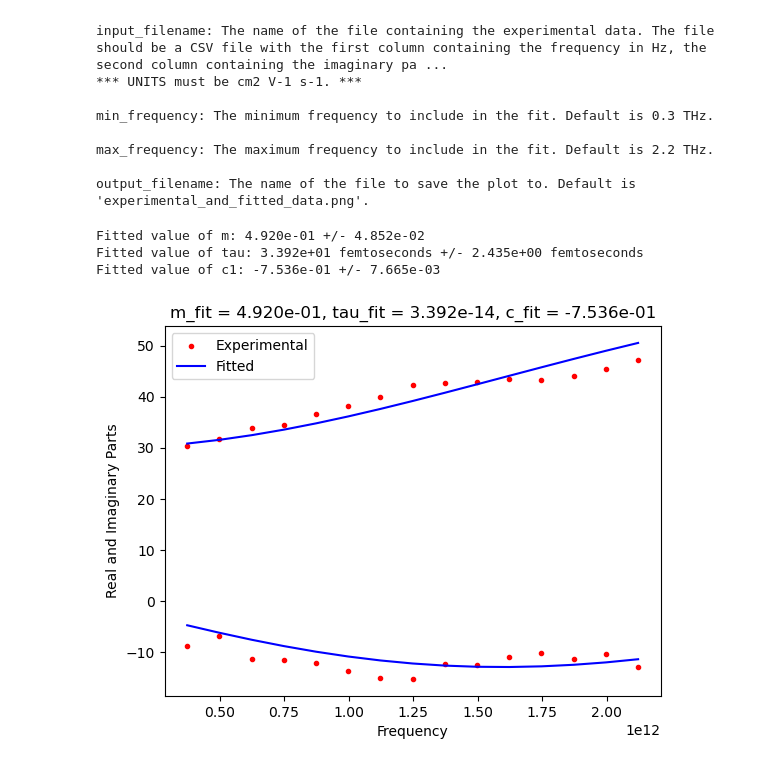
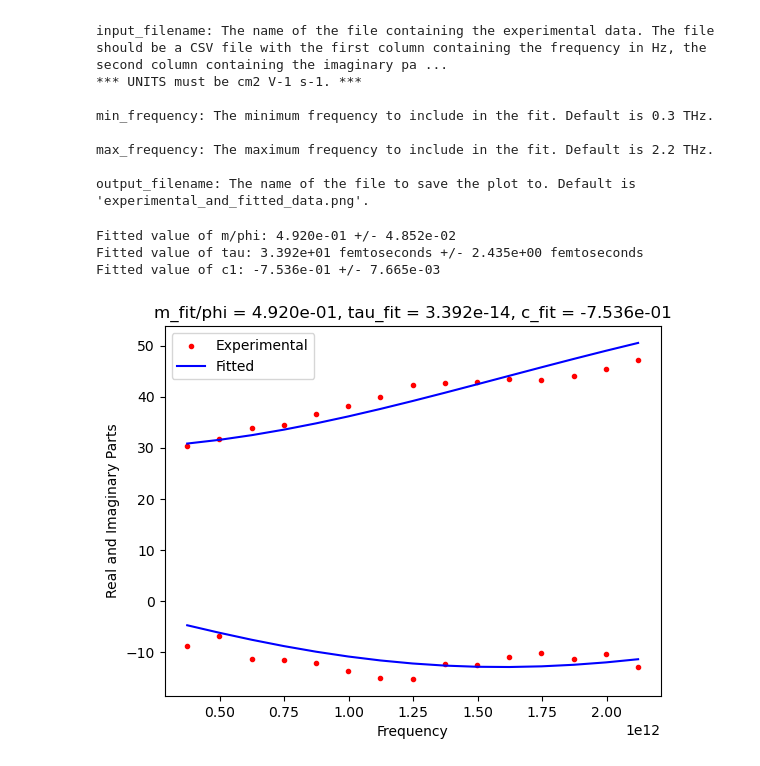
Before and after one commit to sebranchett/drude-smith-fit, a Jupyter notebook: jupyter_drude_smith.ipynb, the cells around one changed output. Saved outputs shown, nothing was run; the diff lists cells and outputs as text; code cells hidden in the pictures.

```diff
--- a/jupyter_drude_smith.ipynb
+++ b/jupyter_drude_smith.ipynb
@@ -30,54 +29,23 @@ frequencies, complex_numbers = read_csv(
     filename, min_frequency, max_frequency
 )
 # %%
-# To fit both the real and imaginary parts of the complex numbers
-# create a 'stretched' array
-stretched_complex_numbers = np.concatenate(
-    (np.real(complex_numbers), np.imag(complex_numbers))
+fitted_complex_numbers, m_fit, tau_fit, c1_fit, std_dev = perform_fit(
+    frequencies, complex_numbers
 )
 
-# Set some physics boundaries
-min_m = 0.  # this helps the fit to converge
-max_m = 10.  # this helps the fit to converge
-min_c1 = -1.
-max_c1 = 0.
-min_tau = 0.
-max_tau = np.inf
-
-minima = [min_m, min_tau, min_c1]
-maxima = [max_m, max_tau, max_c1]
-
-# Perform the fit
-params, pcov = curve_fit(
-    fit_function, frequencies, stretched_complex_numbers,
-    bounds=(minima, maxima)
-)
-std_dev = np.sqrt(np.diag(pcov))
-
-# Extract the fitted parameters
-m_fit, tau_fit, c1_fit = params
-print("Fitted value of m:", '{:.3e}'.format(m_fit), "+/-", '{:.3e}'.format(std_dev[0]))
+print("Fitted value of m/phi:", '{:.3e}'.format(m_fit), "+/-", '{:.3e}'.format(std_dev[0]))
 print("Fitted value of tau:", '{:.3e}'.format(tau_fit),
       "femtoseconds +/-", '{:.3e}'.format(std_dev[1]), 'femtoseconds')  # Convert to femtoseconds
 print("Fitted value of c1:", '{:.3e}'.format(c1_fit), "+/-", '{:.3e}'.format(std_dev[2]))
 
-# Use the fitted parameters to calculate the fitted complex numbers
-fitted_stretched_complex_numbers = fit_function(
-    frequencies, m_fit, tau_fit, c1_fit
-)
-
-fitted_complex_numbers = \
-    fitted_stretched_complex_numbers[:len(frequencies)] + \
-    1j * fitted_stretched_complex_numbers[len(frequencies):]
-
 plot_experimental_and_fitted_data(
     frequencies, complex_numbers, fitted_complex_numbers,
-    "m_fit = %.3e, tau_fit = %.3e, c_fit = %.3e"
+    "m_fit/phi = %.3e, tau_fit = %.3e, c_fit = %.3e"
     % (m_fit, tau_fit * 1E-15, c1_fit),
     output_filename
 )  # Convert to femtoseconds
 # %% [output]
-Fitted value of m: 4.920e-01 +/- 4.852e-02
+Fitted value of m/phi: 4.920e-01 +/- 4.852e-02
 Fitted value of tau: 3.392e+01 femtoseconds +/- 2.435e+00 femtoseconds
 Fitted value of c1: -7.536e-01 +/- 7.665e-03
-[figure, old version]
+[figure, new version]
```
Also changed, not shown: parts of 1 cell of this notebook, 1 other file.
